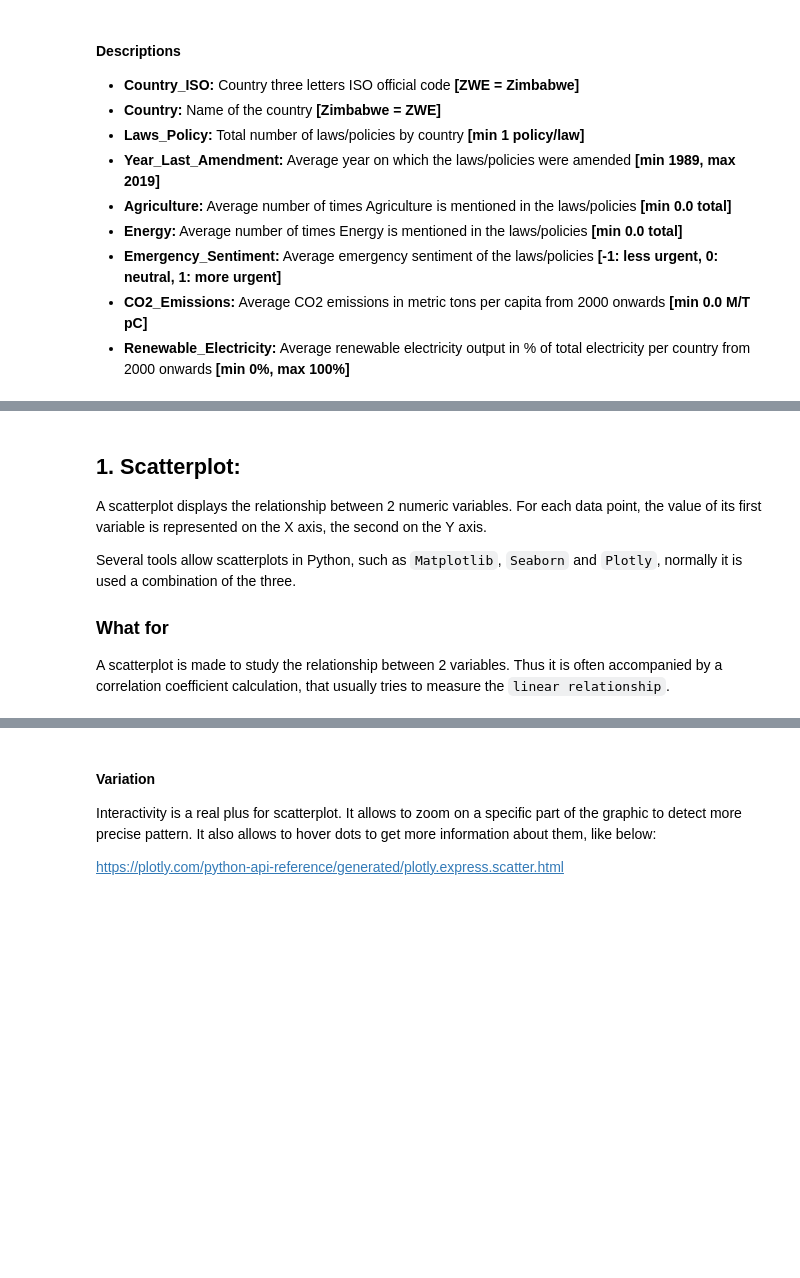
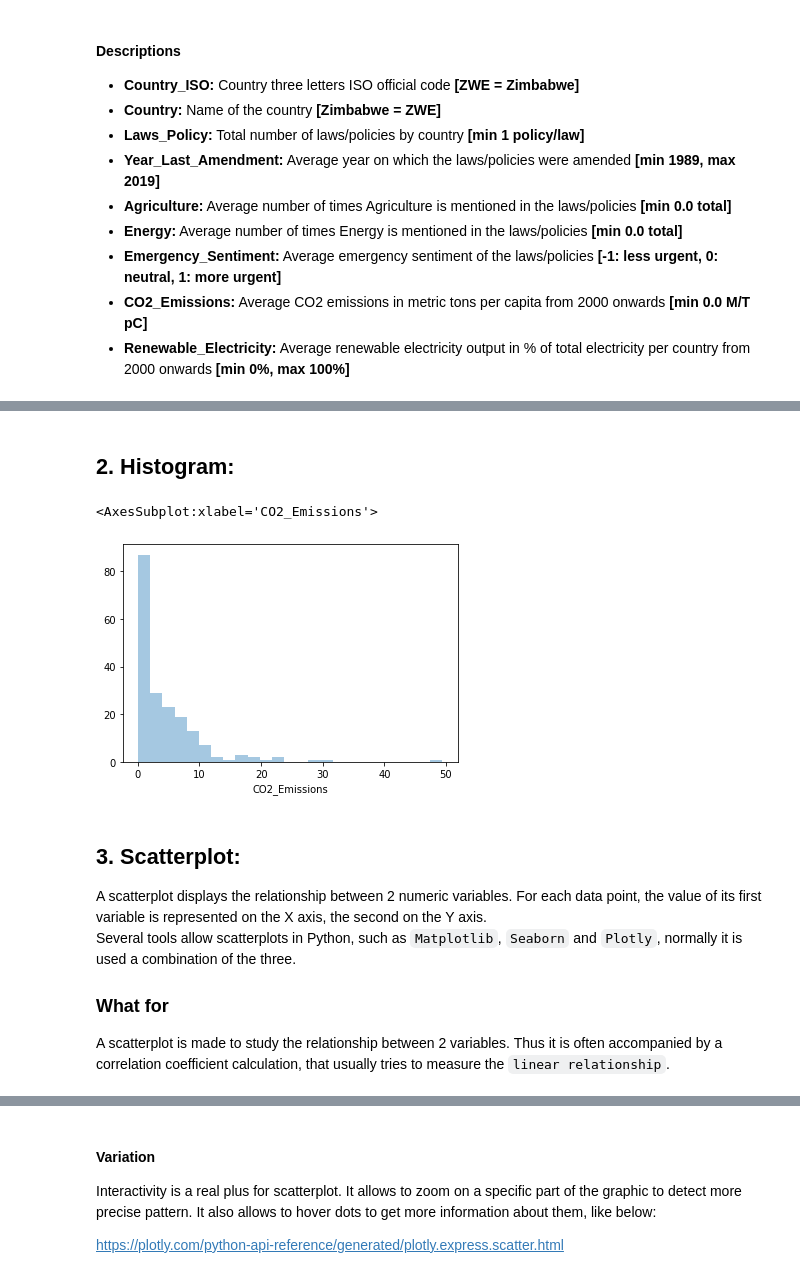
Before and after one commit to MaastrichtU-IDS/global-studies, a Jupyter notebook: semester2/notebooks/4.1-data-visualization.ipynb, the cells around one changed output, grey strips where cells are left out. Cells and saved outputs as stored; diff of their text form; code cells hidden in the pictures; blank space fills up the shorter version.

```diff
--- a/semester2/notebooks/4.1-data-visualization.ipynb
+++ b/semester2/notebooks/4.1-data-visualization.ipynb
@@ -49,7 +62,14 @@ df.describe()
+# %% [markdown]
+## **2. Histogram:**
+# %%
+# Plot the histogram thanks to the distplot function
+sns.distplot( a=df["CO2_Emissions"], hist=True, kde=False, rug=False)
+# %% [output]
+<AxesSubplot:xlabel='CO2_Emissions'>
+[figure, added]
 # %% [markdown]
-## **1. Scatterplot**:
+## **3. Scatterplot**:
 A scatterplot displays the relationship between 2 numeric variables. For each data point, the value of its first variable is represented on the X axis, the second on the Y axis.
-
 Several tools allow scatterplots in Python, such as `Matplotlib`, `Seaborn` and `Plotly`, normally it is used a combination of the three.
 
 ### What for
```
Also changed, not shown: parts of 7 cells of this notebook, 1 other file.
